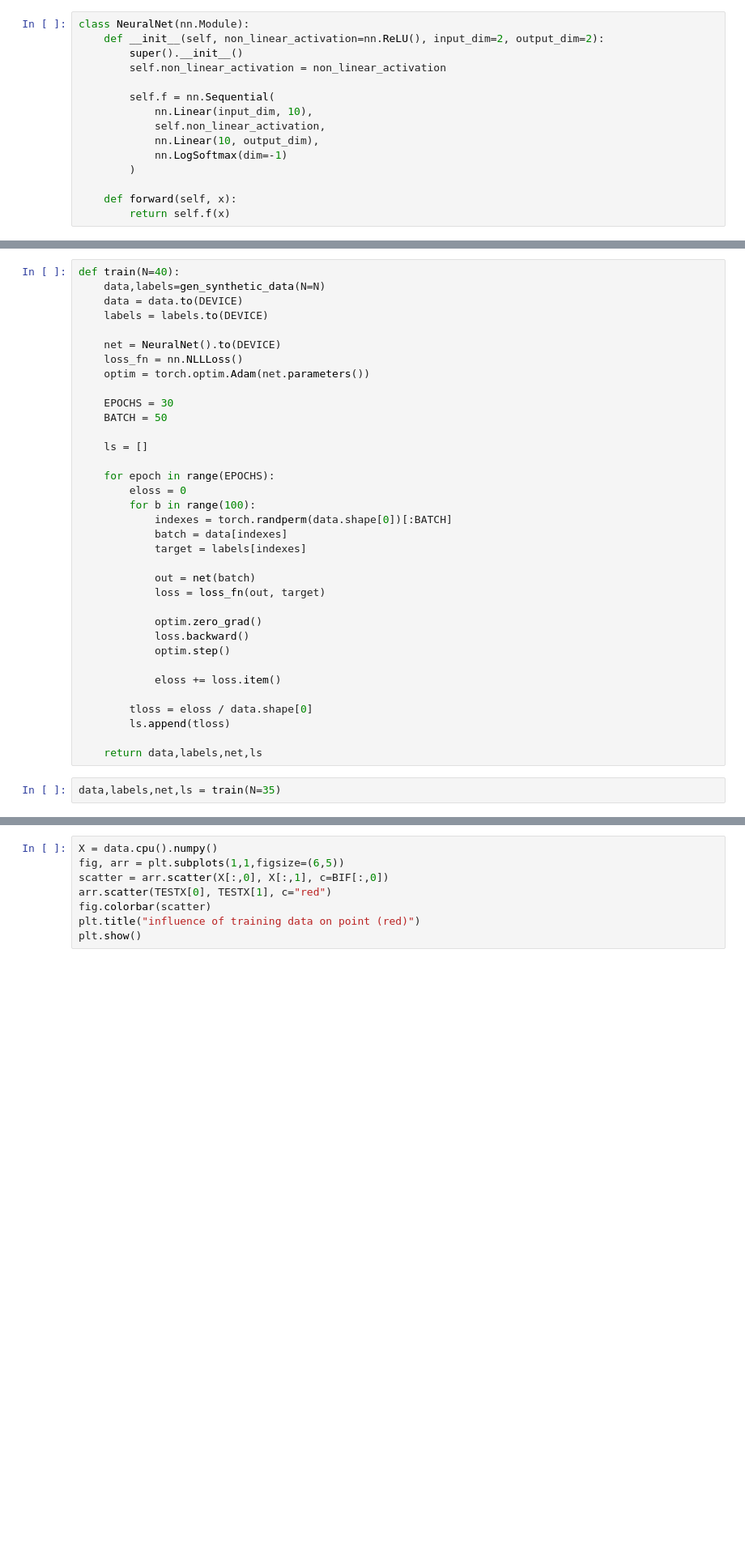
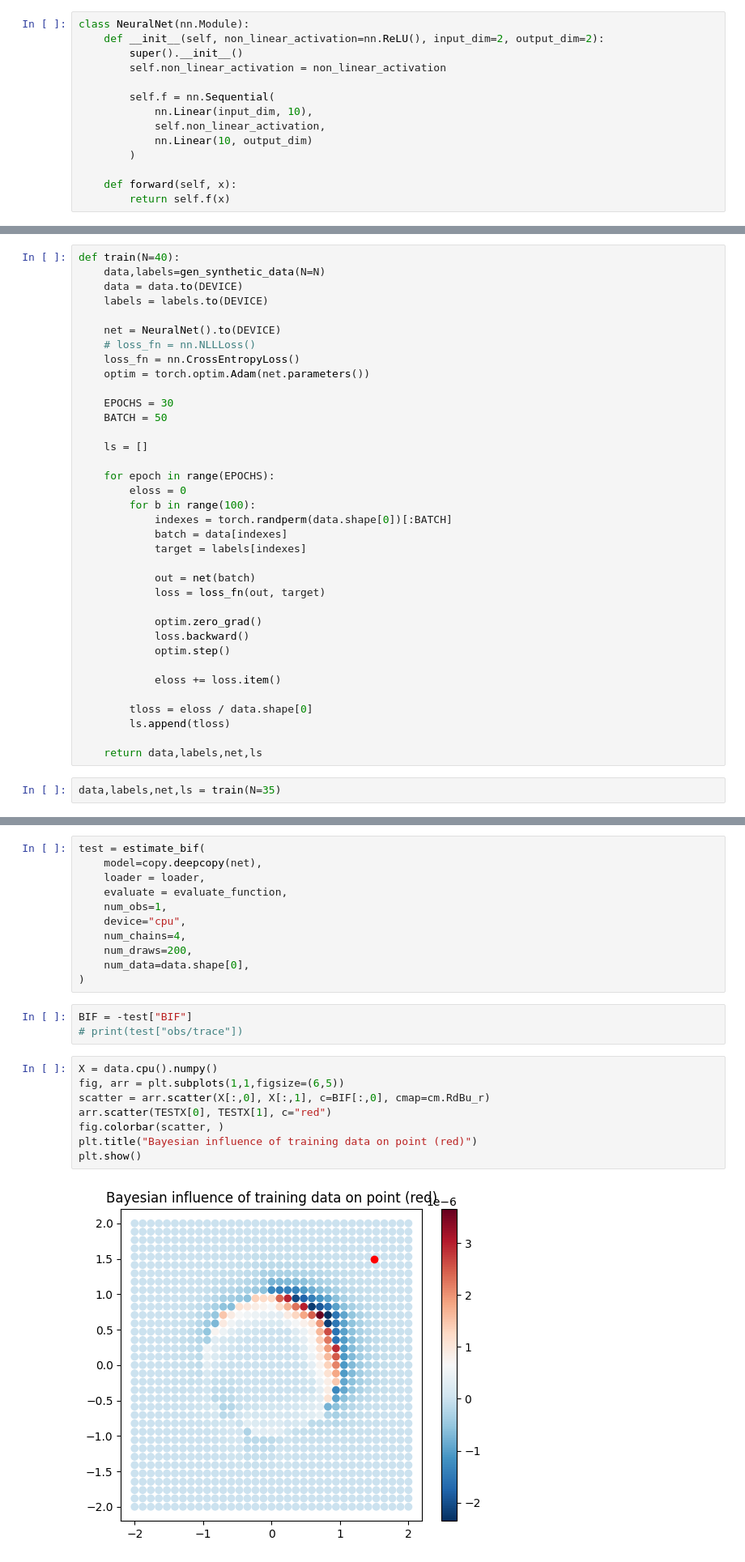
Before and after one commit to blab/sequence-vaes, a Jupyter notebook: ideas_exploration/BIF.ipynb, the cells around one changed output, grey strips where cells are left out. Shown at 81% size. Drawn from its saved outputs; the diff is of its cells as text; blank space fills up the shorter version.

```diff
--- a/ideas_exploration/BIF.ipynb
+++ b/ideas_exploration/BIF.ipynb
@@ -242,8 +246,7 @@ class NeuralNet(nn.Module):
         self.f = nn.Sequential(
             nn.Linear(input_dim, 10),
             self.non_linear_activation,
-            nn.Linear(10, output_dim),
-            nn.LogSoftmax(dim=-1)
+            nn.Linear(10, output_dim)
         )
 
     def forward(self, x):
@@ -269,7 +272,8 @@ def train(N=40):
     labels = labels.to(DEVICE)
 
     net = NeuralNet().to(DEVICE)
-    loss_fn = nn.NLLLoss()
+    # loss_fn = nn.NLLLoss()
+    loss_fn = nn.CrossEntropyLoss()
     optim = torch.optim.Adam(net.parameters())
 
     EPOCHS = 30
@@ -374,8 +365,24 @@ print(test["loss/trace"])
+# %%
+test = estimate_bif(
+    model=copy.deepcopy(net),
+    loader = loader,
+    evaluate = evaluate_function,
+    num_obs=1,
+    device="cpu",
+    num_chains=4,
+    num_draws=200,
+    num_data=data.shape[0],
+)
+# %%
+BIF = -test["BIF"]
+# print(test["obs/trace"])
 # %%
 X = data.cpu().numpy()
 fig, arr = plt.subplots(1,1,figsize=(6,5))
-scatter = arr.scatter(X[:,0], X[:,1], c=BIF[:,0])
+scatter = arr.scatter(X[:,0], X[:,1], c=BIF[:,0], cmap=cm.RdBu_r)
 arr.scatter(TESTX[0], TESTX[1], c="red")
-fig.colorbar(scatter)
-plt.title("influence of training data on point (red)")
+fig.colorbar(scatter, )
+plt.title("Bayesian influence of training data on point (red)")
 plt.show()
+# %% [output]
+[figure, added]
```
Also changed, not shown: parts of 8 cells of this notebook, 1 other file.
